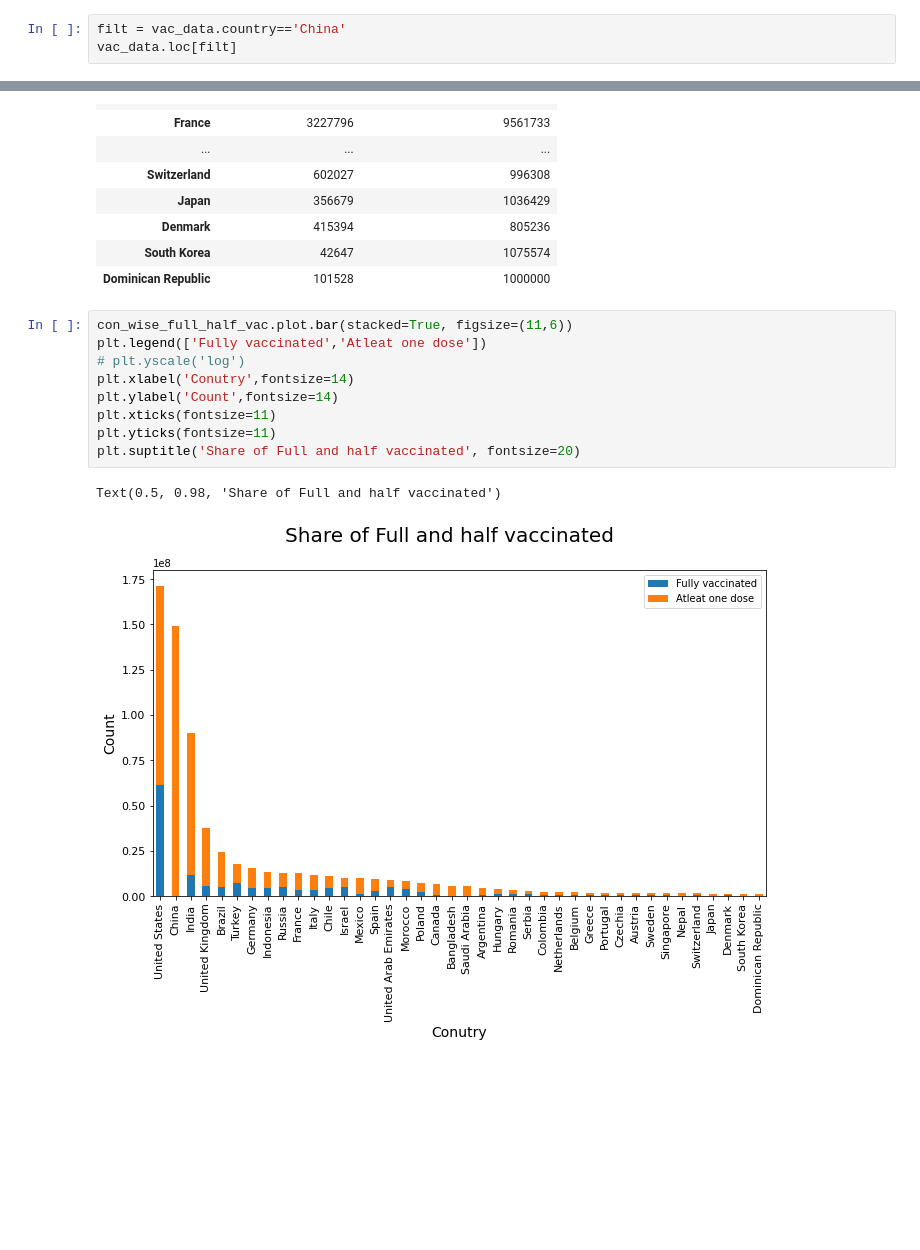
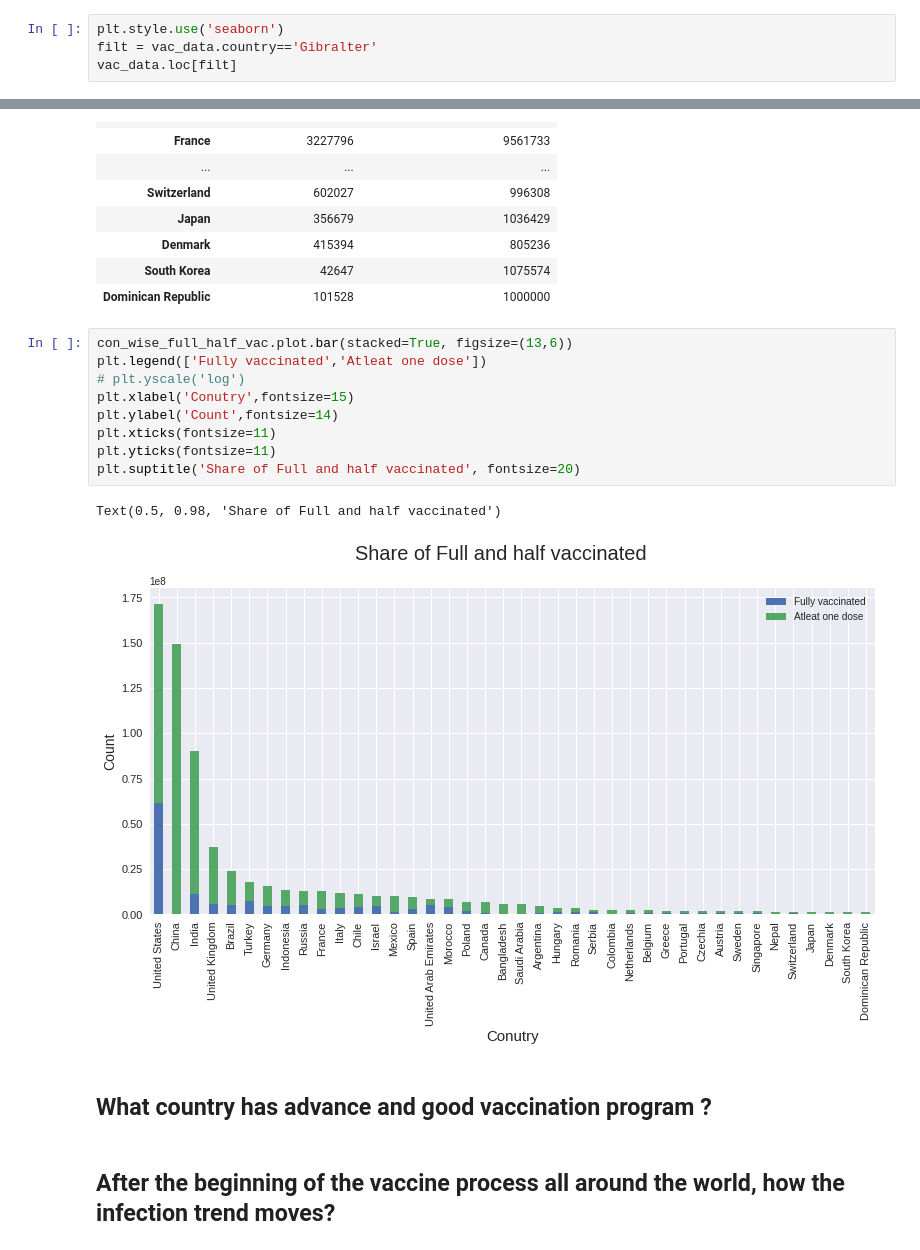
Before and after one commit to Dhruv-praju/COVID-19-Tracker, a Jupyter notebook: Vaccine Data Visualization and analysis.ipynb, the cells around one changed output, grey strips where cells are left out. Drawn from its saved outputs; the diff is of its cells as text; blank space fills up the shorter version.

```diff
--- a/Vaccine Data Visualization and analysis.ipynb
+++ b/Vaccine Data Visualization and analysis.ipynb
@@ -61,7 +61,8 @@ dtype: object
 # %% [markdown]
 # 2) Data Visualization
 # %%
-filt = vac_data.country=='China'
+plt.style.use('seaborn')
+filt = vac_data.country=='Gibralter'
 vac_data.loc[filt]
 # %% [output]
 |  | country | date | total_vaccinations | people_vaccinated_only_1st_dose | people_fully_vaccinated | daily_vaccinations | ... |
@@ -274,14 +267,18 @@ con_wise_full_half_vac
 | South Korea | 42647 | 1075574 |
 | Dominican Republic | 101528 | 1000000 |
 # %%
-con_wise_full_half_vac.plot.bar(stacked=True, figsize=(11,6))
+con_wise_full_half_vac.plot.bar(stacked=True, figsize=(13,6))
 plt.legend(['Fully vaccinated','Atleat one dose'])
 # plt.yscale('log')
-plt.xlabel('Conutry',fontsize=14)
+plt.xlabel('Conutry',fontsize=15)
 plt.ylabel('Count',fontsize=14)
 plt.xticks(fontsize=11)
 plt.yticks(fontsize=11)
 plt.suptitle('Share of Full and half vaccinated', fontsize=20)
 # %% [output]
 Text(0.5, 0.98, 'Share of Full and half vaccinated')
-[figure, old version]
+[figure, new version]
+# %% [markdown]
+## What country has advance and good vaccination program ?
+# %% [markdown]
+## After the beginning of the vaccine process all around the world, how the infection trend moves?
```
Also changed, not shown: parts of 9 cells of this notebook, 2 other files.
